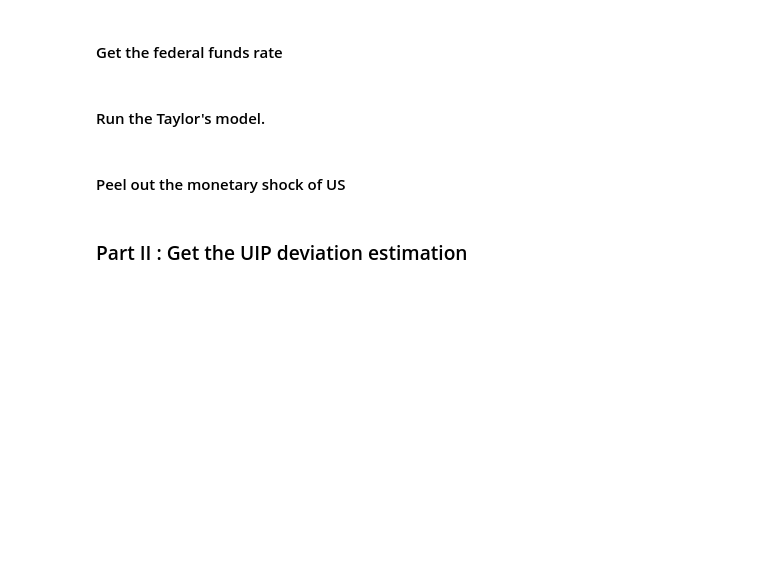
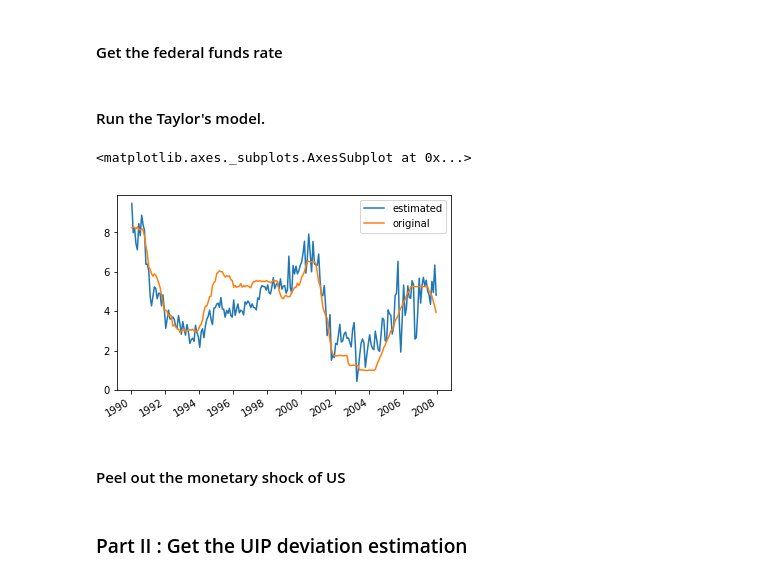
Before and after one commit to YimoZhu/EconResearch, a Jupyter notebook: USDGBP.ipynb, the cells around one changed output. Saved outputs shown, nothing was run; the diff lists cells and outputs as text; code cells hidden in the pictures; blank space fills up the shorter version.

```diff
--- a/USDGBP.ipynb
+++ b/USDGBP.ipynb
@@ -41,7 +66,9 @@ def grabForward(target,domain):
 # %%
 #Configuration
 start = datetime(1990,1,1)
-end = datetime(2007,1,1)
+end = datetime(2008,1,1)
+regressStart = datetime(1990,1,1)
+regressEnd = datetime(2008,1,1)
 pin_date = 15      #The standing date for month frequecy data entry.
 # %% [markdown]
 #### Get the output gap time series
@@ -58,7 +85,7 @@ regress['constant'] = 1
 model = sm.OLS(regress['output'],regress.drop('output',axis=1))
 gapResult = model.fit(cov_type="HC3")
 #Get the residual series
-output_gap = result.resid
+output_gap = gapResult.resid
 output_gap.index = pd.to_datetime(output_gap.index)
 output_gap.name = "outputgap"
 # %%
@@ -96,6 +123,14 @@ regress = pd.DataFrame([iff,output_gap,infl,iff_lag]).T
 regress['Constant'] = 1
 taylorModel = sm.OLS(regress.iffrate,regress.drop('iffrate',axis=1))
 taylorResult = taylorModel.fit(cov_type="HC3")
+# %%
+estimation = regress.drop("iffrate",axis=1).values.dot(taylorResult.bse.values)
+# %%
+compare = pd.DataFrame({"estimated":50*estimation,"original":iff},index=timeline)
+compare.plot()
+# %% [output]
+<matplotlib.axes._subplots.AxesSubplot at 0x...>
+[figure, added]
 # %% [markdown]
 #### Peel out the monetary shock of US
 # %%
```
Also changed, not shown: parts of 8 cells of this notebook, 2 other files.
